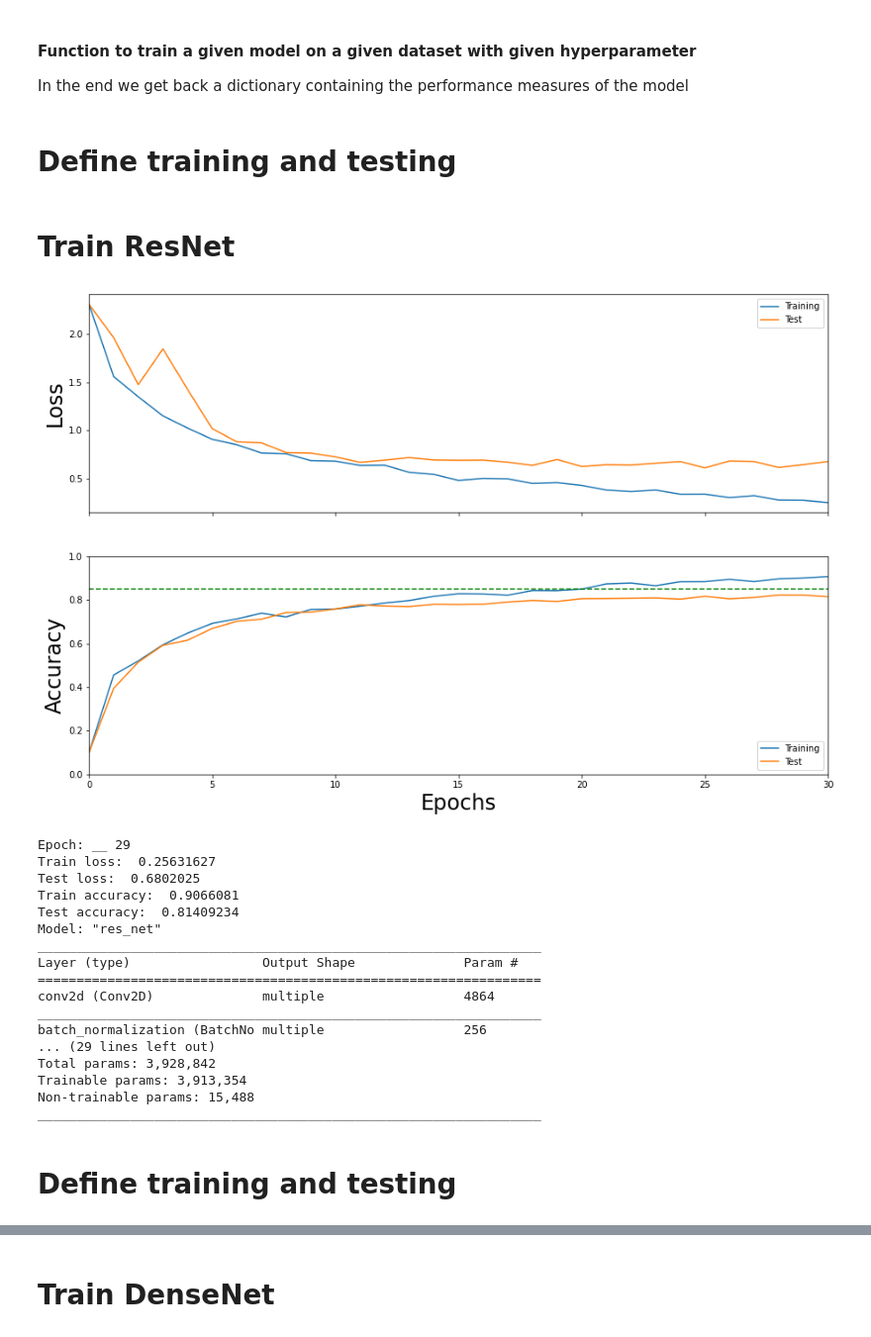
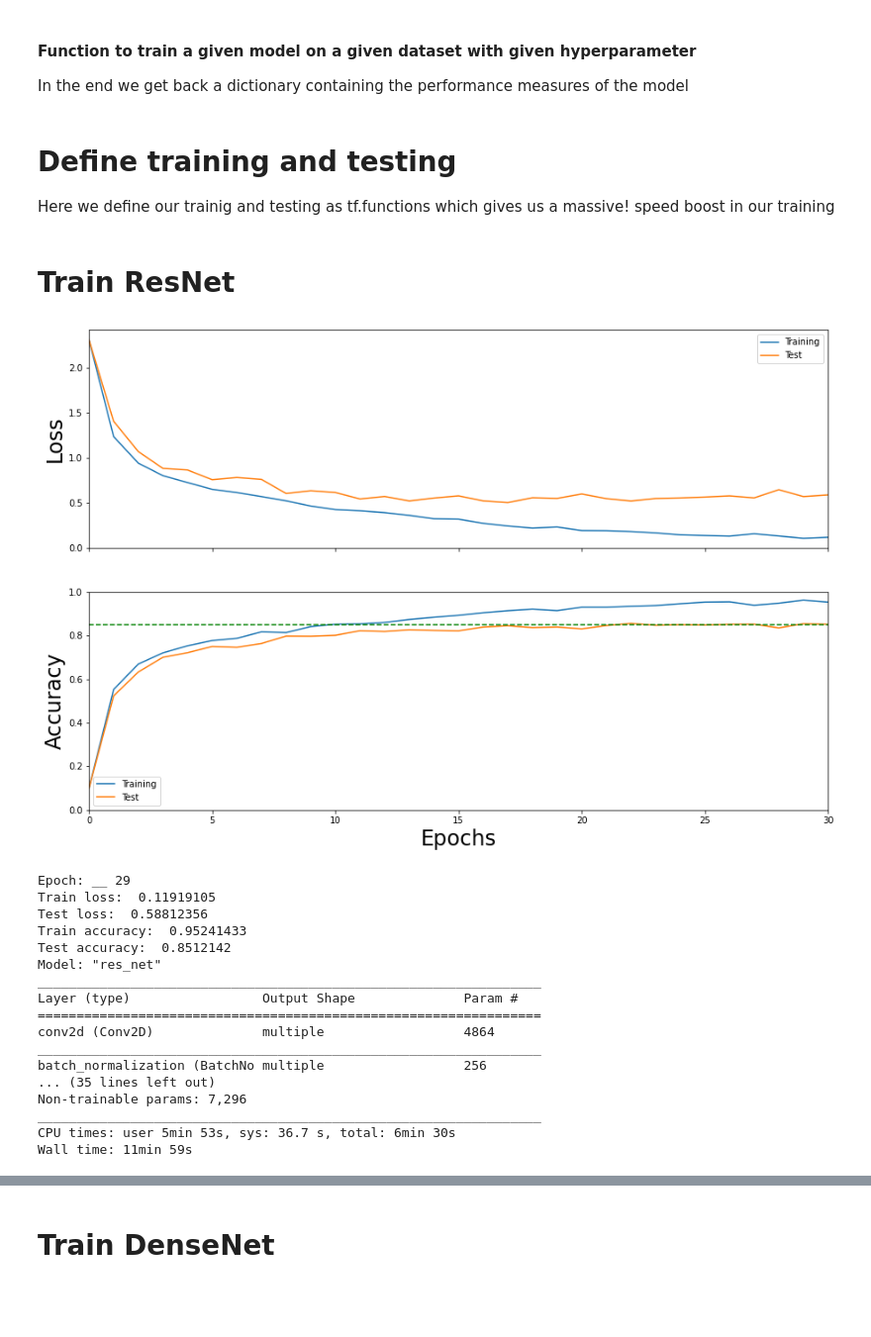
Before and after one commit to GondorCallsForAid/Iannwtf-mbanser-kvatankhahba-rhorn, a Jupyter notebook: homework06/ResNet_DenseNet_Cifar10.ipynb, the cells around one changed output, grey strips where cells are left out. Shown at 99% size. Cells and saved outputs as stored; diff of their text form; code cells hidden in the pictures; blank space fills up the shorter version.

```diff
--- a/homework06/ResNet_DenseNet_Cifar10.ipynb
+++ b/homework06/ResNet_DenseNet_Cifar10.ipynb
@@ -83,6 +83,16 @@ We inherit from **keras.Model** instead of **keras.layers.Layer** because the **
 from tensorflow.keras import Model, regularizers
 
 class TransitionLayer(Model):
+    '''
+    Creates a transition layer consisting of one bottleneck layer with batchnormalization and one average pooling layer
+
+            Parameters:
+                    channels: The number of channels the output of this layer should have
+                    regularizer:The kernel regularizer for the bottleneck layer
+
+            Returns:
+                    x: The output of the transition layer
+    '''
     def __init__(self, channels, regularizer = None):
         super(TransitionLayer, self).__init__()
         self.my_layers = [
@@ -116,6 +128,19 @@ TensorShape([1, 16, 16, 32])
 from tensorflow.keras import Model, regularizers
 
 class ResidualBlock(Model):
+    '''
+    Creates a residual block consisting of convolutional layers with batchnormalization
+    The output of the residual block is added to it's input
+
+            Parameters:
+                    filters: The list containing the number of filters for each convolutional layer in the block
+                    kernel_sizes: The list containing the kernel size for each convolutional layer in the block
+                    regularizer:The kernel regularizer for the convolutional layers in the block
+                    dropout_rate: The dropout rate for each convolutional layer in the block
+
+            Returns:
+                    x: The output of the residual block added to it's input
+    '''
     def __init__(self, filters, kernel_sizes, regularizer = None, dropout_rate = 0):
         super(ResidualBlock, self).__init__()
         self.my_layers = []
@@ -132,6 +157,7 @@ class ResidualBlock(Model):
             self.my_layers.append(tf.keras.layers.BatchNormalization())
             self.my_layers.append(tf.keras.layers.Dropout(dropout_rate))
             self.my_layers.append(tf.keras.layers.Activation('relu'))
+
         # Remove the last ReLU layer, we want to add the input to our last output before applying the activation
         del self.my_layers[-1]
 
@@ -172,6 +207,19 @@ _________________________________________________________________
 from tensorflow.keras import Model, regularizers
 
 class ResNet(Model):
+    '''
+    Creates the ResNet consisting of residual blocks
+
+            Parameters:
+                    blocks_per_scale: The list containing the number of residual block for each scale in the net
+                    start_filter: The number of filters of the first convolutional layer in the net
+                    bottleneck: A flag indicating if the net uses the bootleneck design
+                    regularizer:The kernel regularizer for the convolutional layers in the net
+                    dropout_rate: The dropout rate for each convolutional layer in the net
+
+            Returns:
+                    x: The output of the net
+    '''
     def __init__(self, blocks_per_scale, start_filter, bottleneck = False, regularizer = None, dropout_rate = 0):
         super(ResNet, self).__init__()
         self.conv_in = [
@@ -184,8 +232,7 @@ class ResNet(Model):
                 kernel_regularizer=regularizer,
                 input_shape=my_input_shape),
             tf.keras.layers.BatchNormalization(),
-            tf.keras.layers.Activation('relu'),
-            tf.keras.layers.MaxPool2D()
+            tf.keras.layers.Activation('relu')
         ]
 
         self.blocks=[]
@@ -495,8 +624,10 @@ def train_model(model, train_dataset, test_dataset, num_epochs, loss_function, o
         "test_accuracy": test_accuracies,
     }
     return model_performance
-# %% [markdown]
-# Define training and testing
+# %% [markdown]
+# Define training and testing
+
+Here we define our trainig and testing as tf.functions which gives us a massive! speed boost in our training
 # %%
 @tf.function
 def train_step(model, input, target, loss_function, optimizer):
@@ -532,36 +663,37 @@ def test(model, test_data, loss_function):
 # %% [markdown]
 # Train ResNet
 # %%
+%%time
 tf.keras.backend.clear_session()
 
 learning_rate = 0.001
 epochs = 30
 
 # Initialize the loss
 loss_function = tf.keras.losses.CategoricalCrossentropy()
 
 # Initialize the optimizer
 optimizer = tf.keras.optimizers.Adam(learning_rate)
 
 # Initialize model
-resnet_model = ResNet(blocks_per_scale=[2,3,2], start_filter=64, bottleneck = True, regularizer = None, dropout_rate = 0.3)
+resnet_model = ResNet(blocks_per_scale=[3,5,3], start_filter=64, bottleneck = False, regularizer = None, dropout_rate = 0.3)
 resnet_performance = train_model(
     model = resnet_model,
     train_dataset = train_dataset,
     test_dataset=test_dataset,
     num_epochs = epochs,
     loss_function = loss_function,
     optimizer = optimizer,
     learning_rate = learning_rate
 )
 resnet_model.summary()
 # %% [output]
-[figure, old version]
+[figure, new version]
 Epoch: __ 29
-Train loss:  0.25631627
-Test loss:  0.6802025
-Train accuracy:  0.9066081
-Test accuracy:  0.81409234
+Train loss:  0.11919105
+Test loss:  0.58812356
+Train accuracy:  0.95241433
+Test accuracy:  0.8512142
 Model: "res_net"
 _________________________________________________________________
 Layer (type)                 Output Shape              Param #
@@ -569,10 +701,8 @@ Layer (type)                 Output Shape              Param #
 conv2d (Conv2D)              multiple                  4864
 _________________________________________________________________
 batch_normalization (BatchNo multiple                  256
-... (29 lines left out)
-Total params: 3,928,842
-Trainable params: 3,913,354
-Non-trainable params: 15,488
+... (35 lines left out)
+Non-trainable params: 7,296
 _________________________________________________________________
+CPU times: user 5min 53s, sys: 36.7 s, total: 6min 30s
+Wall time: 11min 59s
-# %% [markdown]
-# Define training and testing
```
Also changed, not shown: parts of 36 cells of this notebook.
